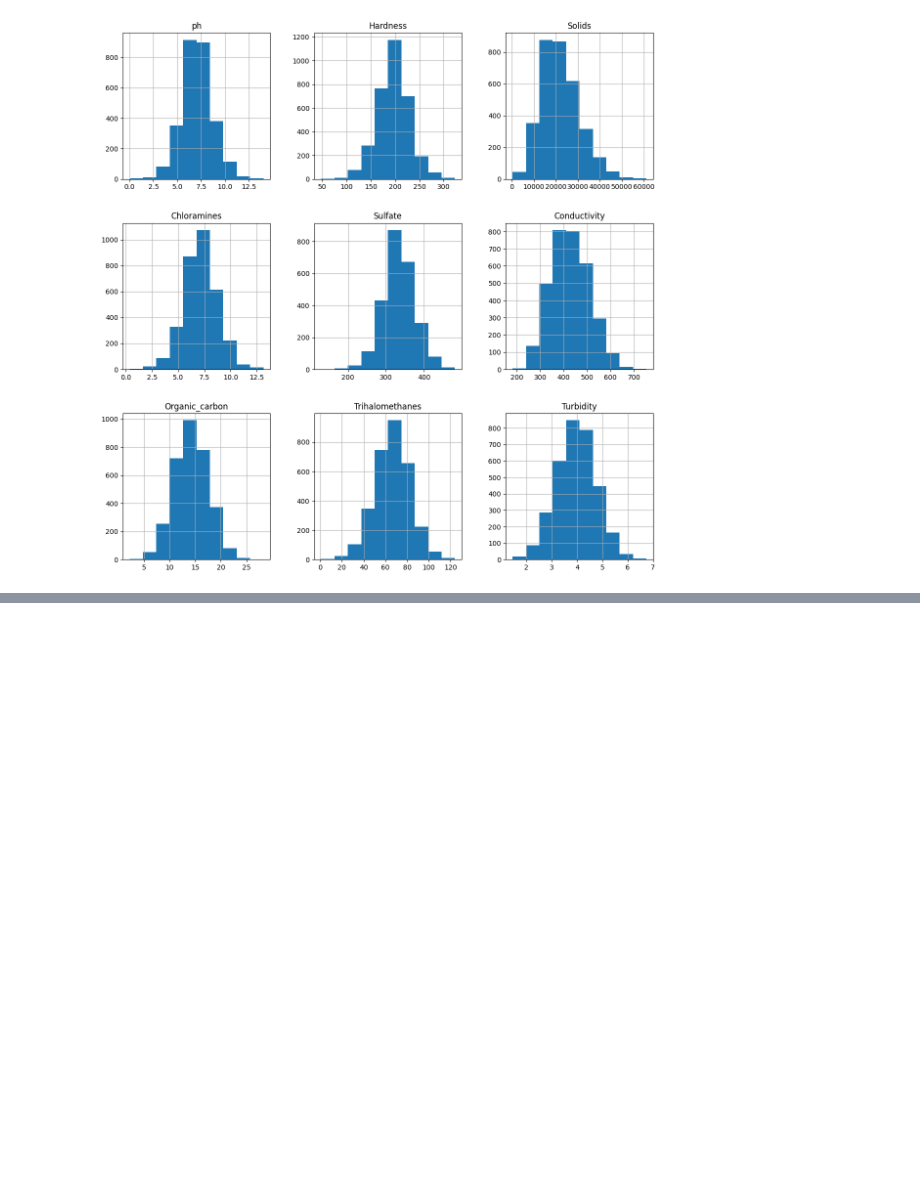
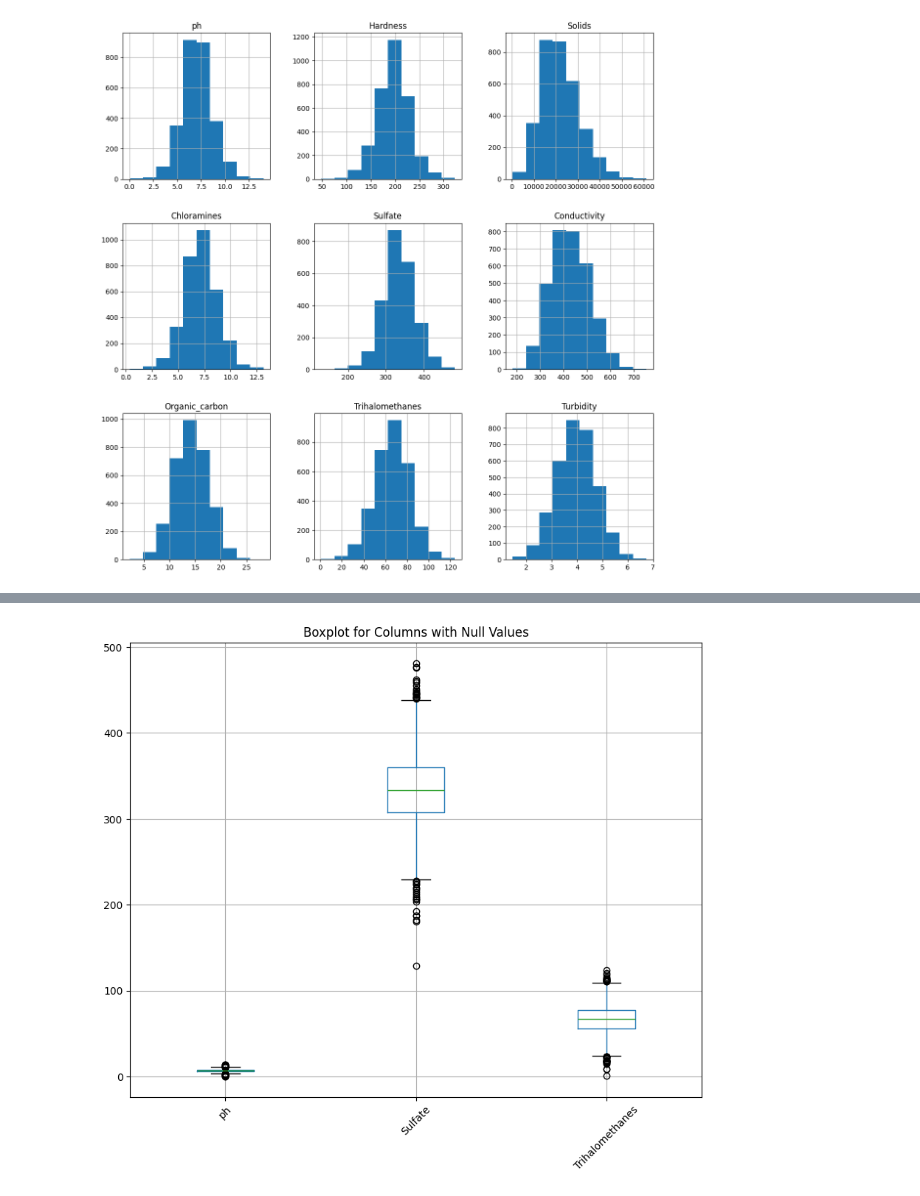
Before and after one commit to ashmi721/Data_Science_Project, a Jupyter notebook: water_quality_prediction.ipynb, the cells around one changed output, grey strips where cells are left out. Saved outputs shown, nothing was run; the diff lists cells and outputs as text; code cells hidden in the pictures; blank space fills up the shorter version.

```diff
--- a/water_quality_prediction.ipynb
+++ b/water_quality_prediction.ipynb
@@ -125,0 +145,7 @@ df.groupby(['Potability'])[num_cols].mean()
+# %%
+# only extract the null values columns
+null_columns = df.columns[df.isnull().any()]
+
+# filter columns with Null values
+columns_with_null = df[null_columns]
+columns_with_null
@@ -125,0 +166,8 @@ df.groupby(['Potability'])[num_cols].mean()
+# %%
+plt.figure(figsize=(10,8))
+columns_with_null.boxplot()
+plt.title('Boxplot for Columns with Null Values')
+plt.xticks(rotation=45)  # Rotate x-axis labels for better readability
+plt.show()
+# %% [output]
+[figure, added]
```
Also changed, not shown: parts of 7 cells of this notebook.
